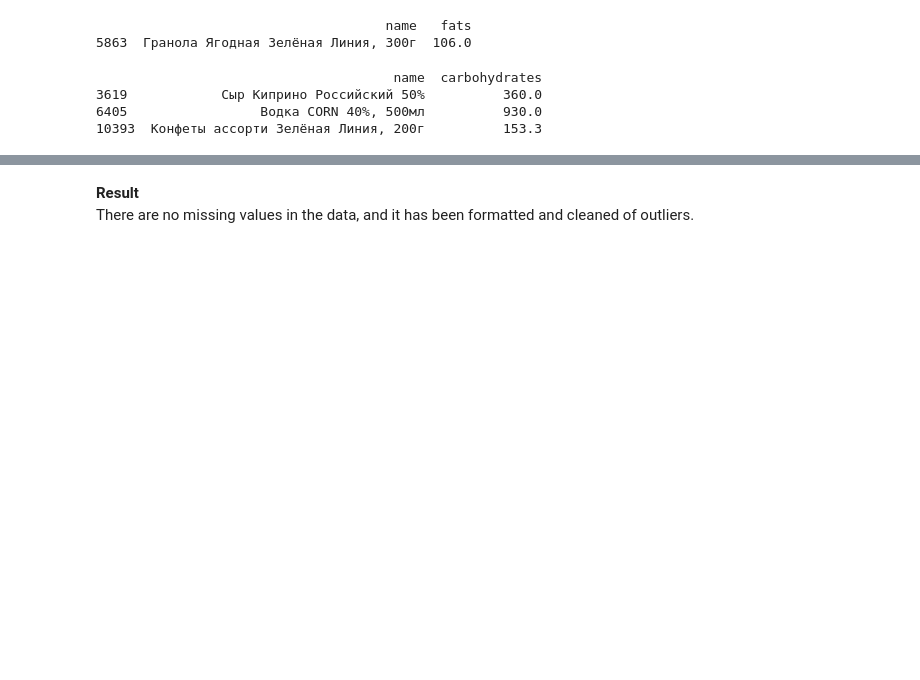
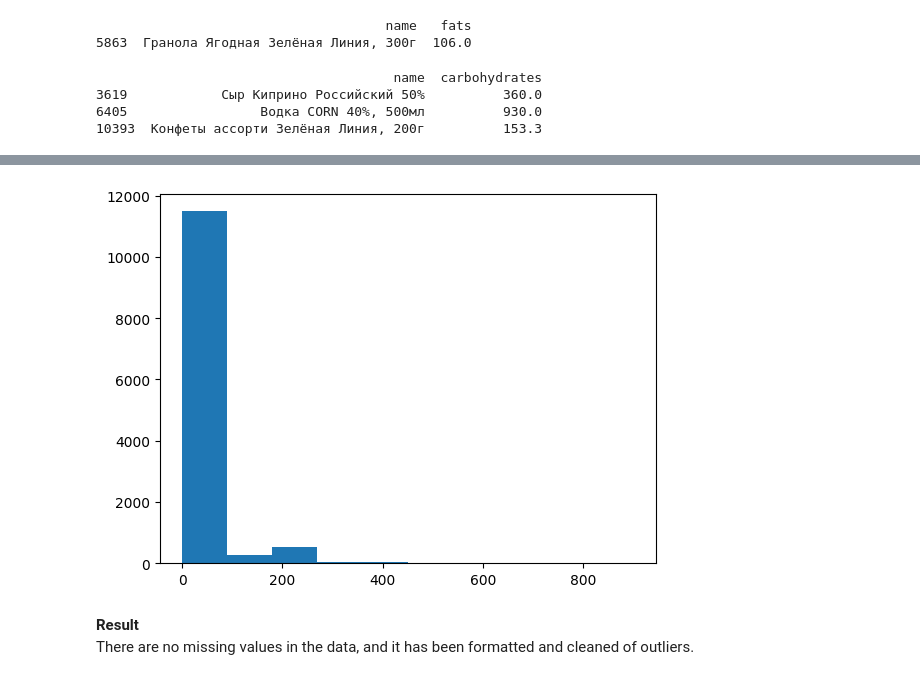
Before and after one commit to grafstor/food-analysis, a Jupyter notebook: analysis.ipynb, the cells around one changed output, grey strips where cells are left out. Cells and saved outputs as stored; diff of their text form; code cells hidden in the pictures; blank space fills up the shorter version.

```diff
--- a/analysis.ipynb
+++ b/analysis.ipynb
@@ -558,3 +615,16 @@ df.loc[icecream_outliers, 'carbohydrates'] = df['carbohydrates'][icecream_outlie
+# %%
+df['calories_proteins'] = df['proteins'] * 4
+
+df['calories_fats'] = df['fats'] * 9
+
+df['calories_carbohydrates'] = df['carbohydrates'] * 4
+
+df['total_calories'] = df['calories_proteins'] + df['calories_fats'] + df['calories_carbohydrates']
+
+plt.hist(abs(df['total_calories'] - df['kalories']))
+plt.show()
+# %% [output]
+[figure, added]
 # %% [markdown]
 
 **Result** \
```
Also changed, not shown: parts of 21 cells of this notebook, 1 other file.
